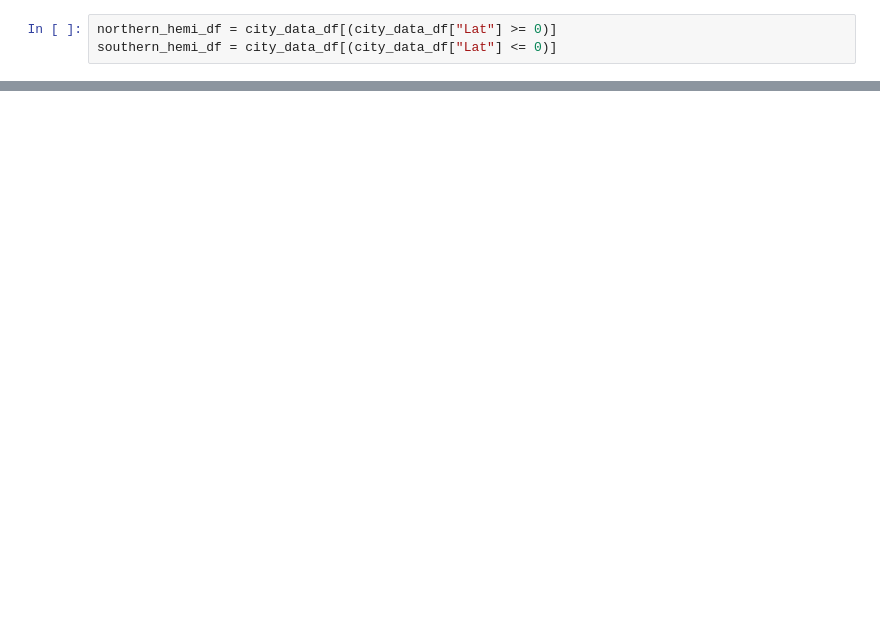
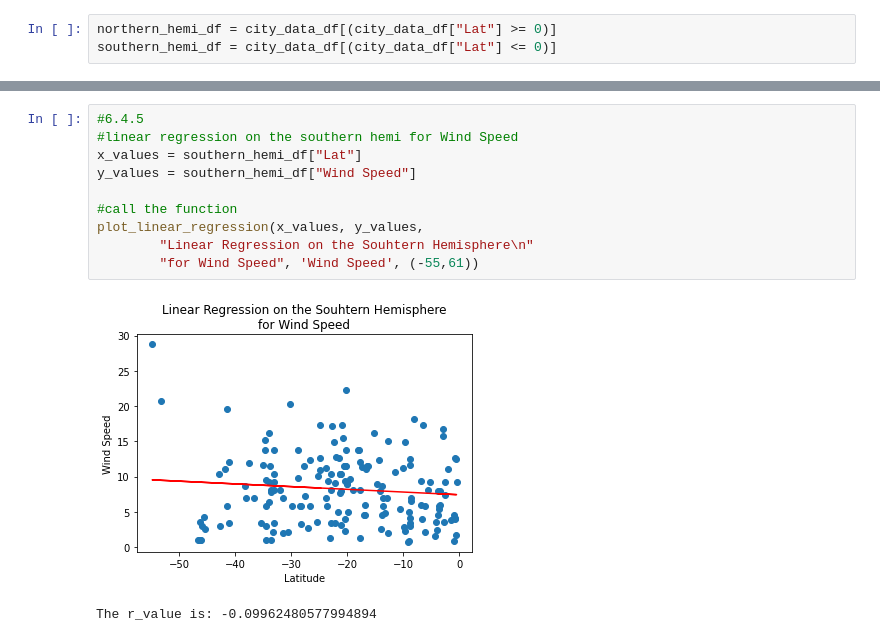
Before and after one commit to cbartoe/World_Weather_Analysis, a Jupyter notebook: WeatherPy.ipynb, the cells around one changed output, grey strips where cells are left out. Cells and saved outputs as stored; diff of their text form; blank space fills up the shorter version.

```diff
--- a/WeatherPy.ipynb
+++ b/WeatherPy.ipynb
@@ -410,0 +455,13 @@ plot_linear_regression(x_values, y_values,
+# %%
+#6.4.5
+#linear regression on the southern hemi for Wind Speed
+x_values = southern_hemi_df["Lat"]
+y_values = southern_hemi_df["Wind Speed"]
+
+#call the function
+plot_linear_regression(x_values, y_values,
+        "Linear Regression on the Souhtern Hemisphere\n"
+        "for Wind Speed", 'Wind Speed', (-55,61))
+# %% [output]
+[figure, added]
+The r_value is: -0.09962480577994894
```
Also changed, not shown: parts of 8 cells of this notebook, 2 other files.
